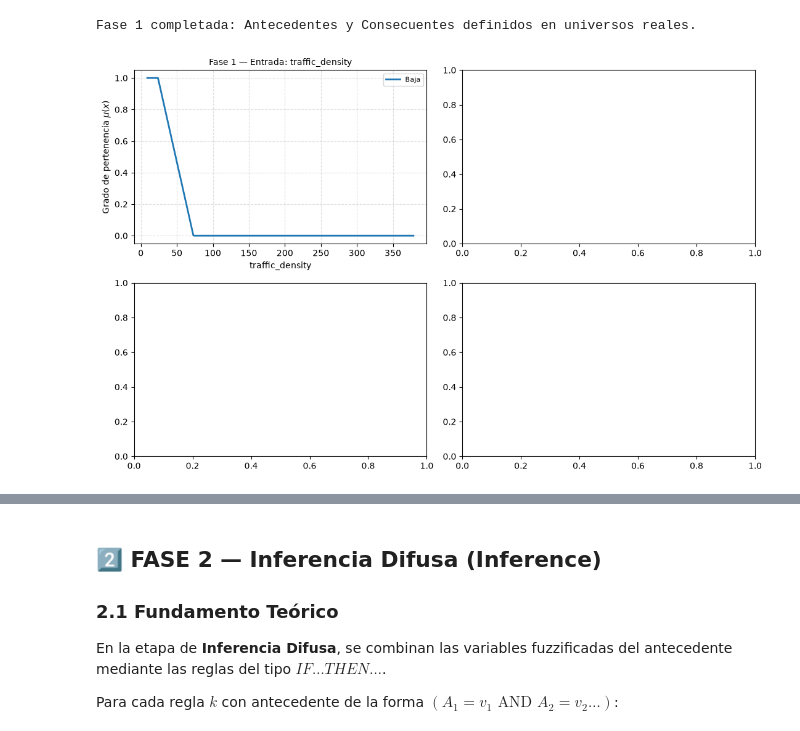
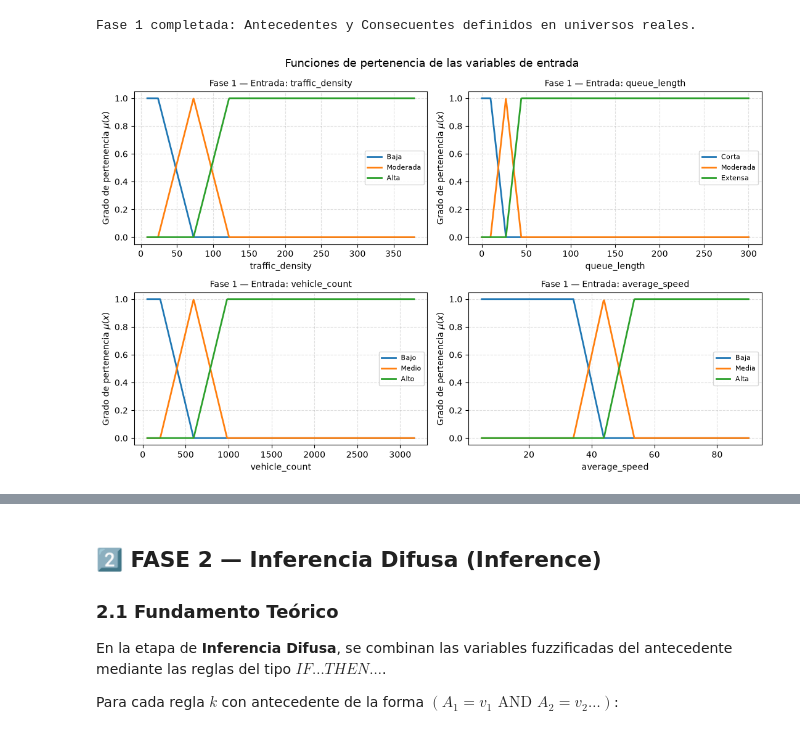
Before and after one commit to Josu-F1/Proyecto_Semaforizacion_Inteligente_mejorado, a Jupyter notebook: 02_Sistema_Difuso_MIMO/Sistema_Difuso_MIMO_corregido.ipynb, the cells around one changed output, grey strips where cells are left out. Cells and saved outputs as stored; diff of their text form; code cells hidden in the pictures.

```diff
--- a/02_Sistema_Difuso_MIMO/Sistema_Difuso_MIMO_corregido.ipynb
+++ b/02_Sistema_Difuso_MIMO/Sistema_Difuso_MIMO_corregido.ipynb
@@ -136,41 +136,59 @@ Fase 1 completada: Antecedentes y Consecuentes definidos en universos reales.
 # %%
 # Gráficos de Funciones de Pertenencia mu(x) (Fase 1)
 fig, axes = plt.subplots(2, 2, figsize=(11, 7))
 for ax, var in zip(axes.ravel(), VARIABLES_ENTRADA):
     for etq in ETIQUETAS[var]:
-        ax.plot(antecedentes[var].universe, antecedentes[var][etq].mf, label=etq, linewidth=2)
-        ax.set_title(f'Fase 1 — Entrada: {var}', fontsize=10)
-        ax.set_ylabel('Grado de pertenencia $\mu(x)$')
-        ax.set_xlabel(var)
-        ax.legend(fontsize=8)
-        ax.set_ylim(-0.05, 1.05)
-        ax.grid(True, linestyle='--', alpha=0.4)
-        plt.tight_layout()
-        plt.savefig('imagenes/funciones_pertenencia_entrada.png', dpi=110)
-        plt.show()
+        ax.plot(
+            antecedentes[var].universe,
+            antecedentes[var][etq].mf,
+            label=etq,
+            linewidth=2,
+        )
+    ax.set_title(f'Fase 1 — Entrada: {var}', fontsize=10)
+    ax.set_ylabel('Grado de pertenencia $\\mu(x)$')
+    ax.set_xlabel(var)
+    ax.set_ylim(-0.05, 1.05)
+    ax.legend(fontsize=8)
+    ax.grid(True, linestyle='--', alpha=0.4)
 
-        fig, axes = plt.subplots(1, 2, figsize=(12, 4))
-        for etq in ['Corta', 'Media', 'Larga']:
-            axes[0].plot(green_light_duration.universe, green_light_duration[etq].mf, label=etq, linewidth=2)
-            axes[0].set_title('Fase 1 — Salida: green_light_duration (s)', fontsize=10)
-            axes[0].set_ylabel('Grado de pertenencia $\mu(x)$')
-            axes[0].set_xlabel('green_light_duration')
-            axes[0].set_ylim(-0.05, 1.05)
-            axes[0].legend(fontsize=8)
-            axes[0].grid(True, linestyle='--', alpha=0.4)
+fig.suptitle('Funciones de pertenencia de las variables de entrada', fontsize=13)
+fig.tight_layout()
+fig.savefig('imagenes/funciones_pertenencia_entrada.png', dpi=110)
+plt.show()
 
-            for etq in ['Reducir', 'Mantener', 'Extender']:
-                axes[1].plot(signal_cycle_adjustment.universe, signal_cycle_adjustment[etq].mf, label=etq, linewidth=2)
-                axes[1].set_title('Fase 1 — Salida: signal_cycle_adjustment (s)', fontsize=10)
-                axes[1].set_ylabel('Grado de pertenencia $\mu(x)$')
-                axes[1].set_xlabel('signal_cycle_adjustment')
-                axes[1].set_ylim(-0.05, 1.05)
-                axes[1].legend(fontsize=8)
-                axes[1].grid(True, linestyle='--', alpha=0.4)
+fig, axes = plt.subplots(1, 2, figsize=(12, 4))
+for etq in ['Corta', 'Media', 'Larga']:
+    axes[0].plot(
+        green_light_duration.universe,
+        green_light_duration[etq].mf,
+        label=etq,
+        linewidth=2,
+    )
+axes[0].set_title('Fase 1 — Salida: green_light_duration (s)', fontsize=10)
+axes[0].set_ylabel('Grado de pertenencia $\\mu(x)$')
+axes[0].set_xlabel('green_light_duration')
+axes[0].set_ylim(-0.05, 1.05)
+axes[0].legend(fontsize=8)
+axes[0].grid(True, linestyle='--', alpha=0.4)
 
-                plt.tight_layout()
-                plt.savefig('imagenes/funciones_pertenencia_salida.png', dpi=110)
-                plt.show()
-                print('Figuras guardadas correctamente.')
+for etq in ['Reducir', 'Mantener', 'Extender']:
+    axes[1].plot(
+        signal_cycle_adjustment.universe,
+        signal_cycle_adjustment[etq].mf,
+        label=etq,
+        linewidth=2,
+    )
+axes[1].set_title('Fase 1 — Salida: signal_cycle_adjustment (s)', fontsize=10)
+axes[1].set_ylabel('Grado de pertenencia $\\mu(x)$')
+axes[1].set_xlabel('signal_cycle_adjustment')
+axes[1].set_ylim(-0.05, 1.05)
+axes[1].legend(fontsize=8)
+axes[1].grid(True, linestyle='--', alpha=0.4)
+
+fig.suptitle('Funciones de pertenencia de las variables de salida', fontsize=13)
+fig.tight_layout()
+fig.savefig('imagenes/funciones_pertenencia_salida.png', dpi=110)
+plt.show()
+print('Figuras de funciones de pertenencia guardadas correctamente.')
 # %% [output]
-[figure, old version]
+[figure, new version]
```
Also changed, not shown: parts of 2 cells of this notebook, 4 other files.
